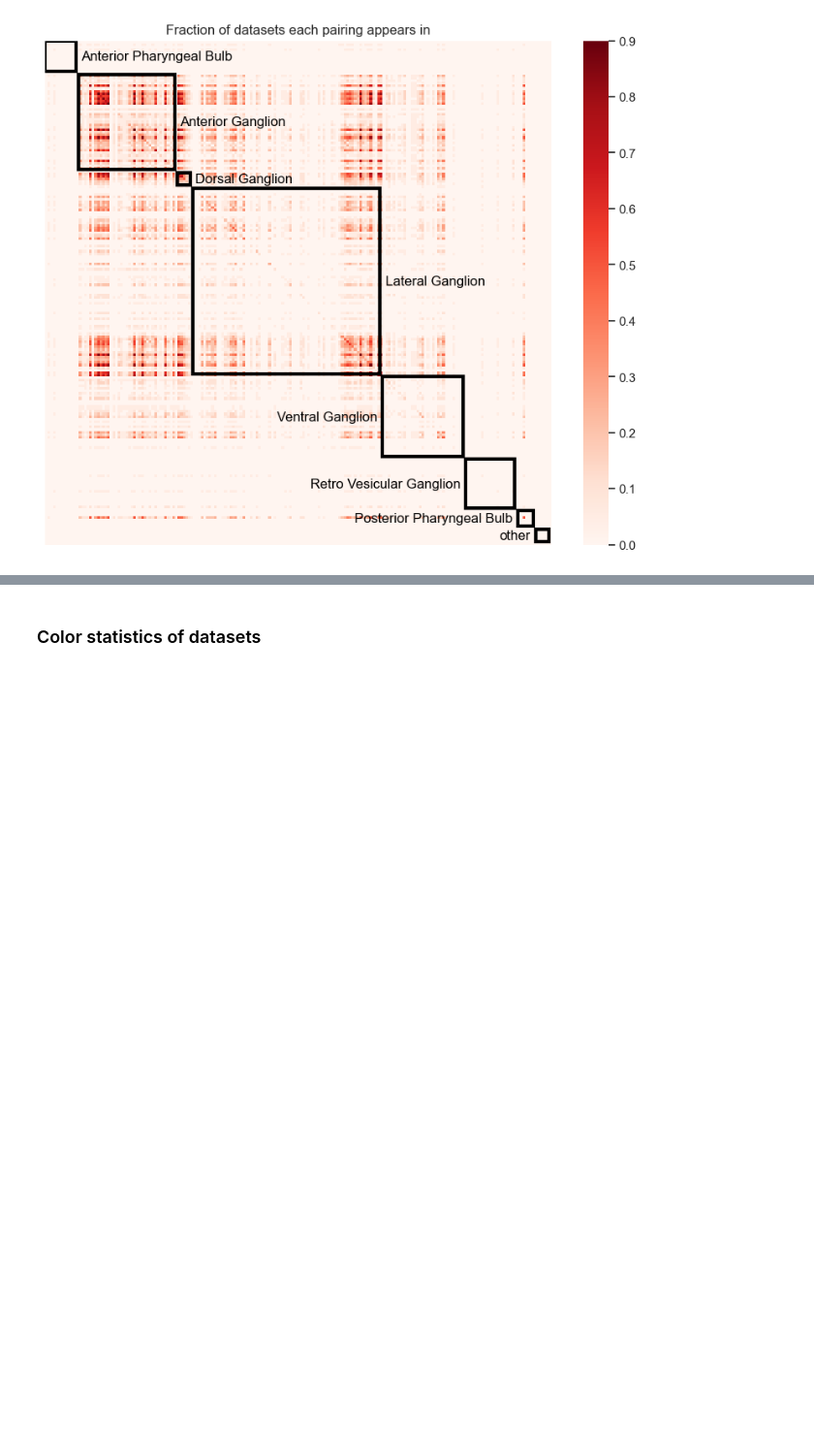
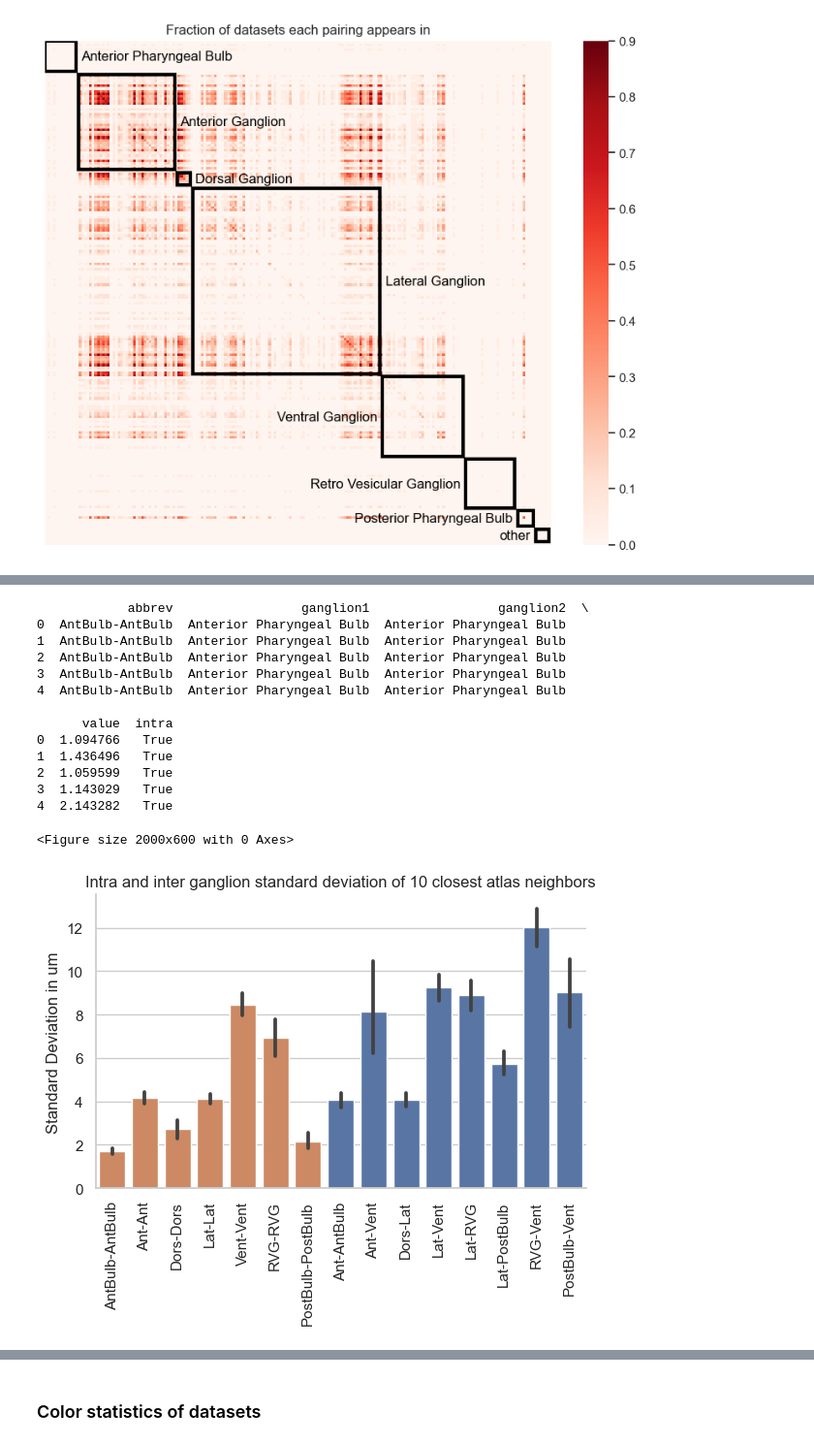
Before and after one commit to focolab/NWBelegans, a Jupyter notebook: Analysis/NWB_figures.ipynb, the cells around one changed output, grey strips where cells are left out. Shown at 97% size. Cells and saved outputs as stored; diff of their text form; code cells hidden in the pictures; blank space fills up the shorter version.

```diff
--- a/Analysis/NWB_figures.ipynb
+++ b/Analysis/NWB_figures.ipynb
@@ -196,0 +291,59 @@ plot_num_heatmap(num_heatmap, df)
+# %%
+def plot_ganglion_variance(ganglia):
+
+    abbrevs = {'Anterior Pharyngeal Bulb':'AntBulb', 'Anterior Ganglion':'Ant', 'Dorsal Ganglion':'Dors', 'Lateral Ganglion':'Lat', 'Ventral Ganglion':'Vent', 'Retro Vesicular Ganglion':'RVG', 'Posterior Pharyngeal Bulb':'PostBulb','other':'Oth'}
+    order = ['AntBulb-AntBulb', 'Ant-Ant', 'Dors-Dors', 'Lat-Lat', 'Vent-Vent', 'RVG-RVG', 'PostBulb-PostBulb', 'Ant-AntBulb', 'Ant-Vent','Dors-Lat', 'Lat-Vent','Lat-RVG','Lat-PostBulb', 'RVG-Vent', 'PostBulb-Vent']
+
+    data = {'abbrev':[], 'ganglion1':[], 'ganglion2':[], 'value':[], 'intra':[]}
+
+    for key,values in ganglia.items():
+        ganglion1, ganglion2 = key.split('-')
+
+        if len(values)<5:
+            continue
+
+        for value in values:
+            if ganglion1 =='other' or ganglion2 =='other':
+                continue
+            data['abbrev'].append(abbrevs[ganglion1] + '-' +abbrevs[ganglion2])
+            data['ganglion1'].append(ganglion1)
+            data['ganglion2'].append(ganglion2)
+            data['value'].append(value)
+            data['intra'].append(ganglion1 == ganglion2)
+
+
+
+    df = pd.DataFrame(data)
+
+    print(df.head())
+
+    sns.set(style='whitegrid')
+    fig = plt.figure(figsize=(20,6))
+
+    g = sns.catplot(data= df, order=order, kind='bar', x='abbrev', y='value', hue='intra', dodge=False)
+
+    plt.ylabel('Standard Deviation in um')
+    plt.xlabel(None)
+    plt.xticks(rotation='vertical')
+    plt.title('Intra and inter ganglion standard deviation of 10 closest atlas neighbors')
+    g._legend.remove()
+    plt.tight_layout()
+    plt.show()
+
+plot_ganglion_variance(ganglia)
+# %% [output]
+            abbrev                 ganglion1                 ganglion2  \
+0  AntBulb-AntBulb  Anterior Pharyngeal Bulb  Anterior Pharyngeal Bulb
+1  AntBulb-AntBulb  Anterior Pharyngeal Bulb  Anterior Pharyngeal Bulb
+2  AntBulb-AntBulb  Anterior Pharyngeal Bulb  Anterior Pharyngeal Bulb
+3  AntBulb-AntBulb  Anterior Pharyngeal Bulb  Anterior Pharyngeal Bulb
+4  AntBulb-AntBulb  Anterior Pharyngeal Bulb  Anterior Pharyngeal Bulb
+
+      value  intra
+0  1.094766   True
+1  1.436496   True
+2  1.059599   True
+3  1.143029   True
+4  2.143282   True
+<Figure size 2000x600 with 0 Axes>
+[figure, added]
```
Also changed, not shown: parts of 23 cells of this notebook, 2 other files.
